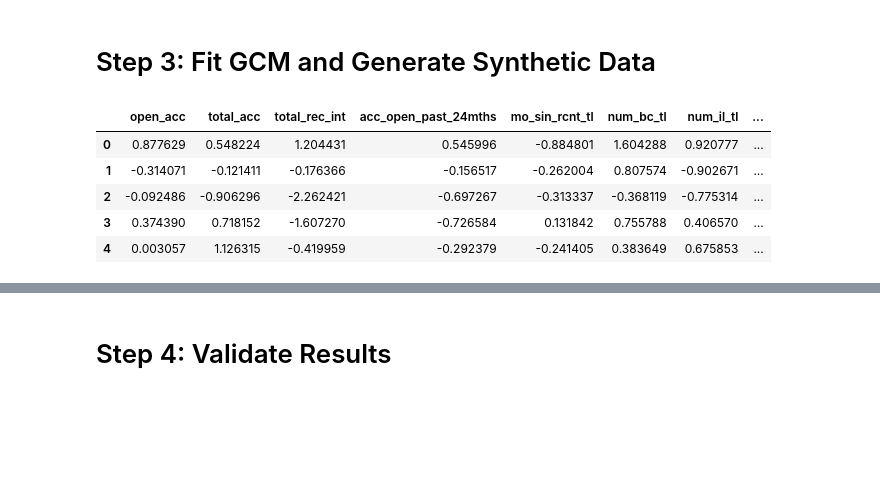
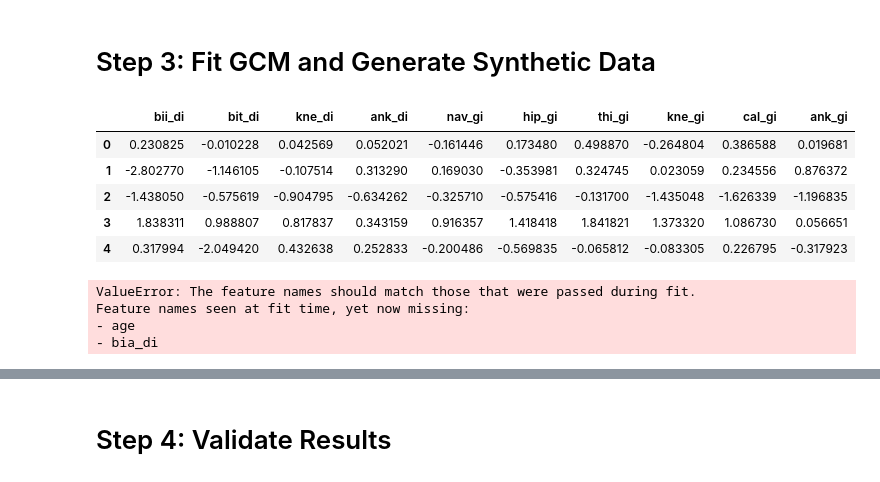
Before and after one commit to wiegerpunter/demo-mcds, a Jupyter notebook: demo_gcm.ipynb, the cells around one changed output, grey strips where cells are left out. Saved outputs shown, nothing was run; the diff lists cells and outputs as text; code cells hidden in the pictures; blank space fills up the shorter version.

```diff
--- a/demo_gcm.ipynb
+++ b/demo_gcm.ipynb
@@ -75,0 +107,3 @@ def yeo_johnson_transform(df):
+# %%
+def prep_heart(df):
+    return df
@@ -76,3 +114,20 @@ def yeo_johnson_transform(df):
+# %%
+def prep_dataset(name):
+    df = pd.read_csv(f"./data/{name}",nrows=10000)
+    numeric_df = df.select_dtypes(include="number")
+    if name == 'accepted_2007_to_2018Q4.csv':
+        df = prep_lcd(numeric_df)
+    elif name == 'heart.xls':
+        df = prep_heart(numeric_df)
+        # df_train_trans, pt = yeo_johnson_transform(df_train)
+
+    df_train_org = df.iloc[:int(0.9*len(df))]
+    df_test = df.iloc[int(0.9*len(df)):]
+    df_train, pt = yeo_johnson_transform(df_train_org)
+    df_train = keep_normal_columns(df_train, alpha=0.05)
+    print("Original number of columns:", numeric_df.shape[1])
+    print("Number of approx. normal columns:", df_train.shape[1])
+    return df_train_org, df_train, df_test, pt
 # %% [markdown]
 
 # Step 1: Load Data
@@ -130,0 +134,6 @@ Kept columns: ['open_acc', 'total_acc', 'total_rec_int', 'acc_open_past_24mths',
+# %%
+# name = 'accepted_2007_to_2018Q4.csv'
+# name = 'heart.xls'
+name = 'dataset-310405444.csv'
+
+df_train_org, df_train, df_test, pt = prep_dataset(name)
@@ -198,36 +203,40 @@ Columns: ['mo_sin_rcnt_tl', 'num_bc_tl', 'num_il_tl'], Multipole transformed: 0.
 # %%
 # 1. Initialize the GCM model and fit it to your source data
 gcm = GCM()
-gcm.fit(df_normal_trans)
+gcm.fit(df_train)
 
 # # 2. Generate synthetic samples
-synthetic_data = pd.DataFrame(gcm.sample(num_samples=50000), columns=df_normal_trans.columns)
+synthetic_data = pd.DataFrame(gcm.sample(num_samples=50000), columns=df_train.columns)
 
 # 3. Verify that the correlation structure is preserved
-corr_real = np.corrcoef(df_train, rowvar=False)
-corr_real_trans = np.corrcoef(df_normal_trans, rowvar=False)
-corr_znorm = np.corrcoef(zscore(df_normal_trans), rowvar=False)
+corr_real = np.corrcoef(df_train_org, rowvar=False)
+corr_real_trans = np.corrcoef(df_train, rowvar=False)
 corr_synth = np.corrcoef(synthetic_data, rowvar=False)
 
 synthetic_data.head()
 # %% [output]
-|  | open_acc | total_acc | total_rec_int | acc_open_past_24mths | mo_sin_rcnt_tl | num_bc_tl | num_il_tl | ... |
-| 0 | 0.877629 | 0.548224 | 1.204431 | 0.545996 | -0.884801 | 1.604288 | 0.920777 | ... |
-| 1 | -0.314071 | -0.121411 | -0.176366 | -0.156517 | -0.262004 | 0.807574 | -0.902671 | ... |
-| 2 | -0.092486 | -0.906296 | -2.262421 | -0.697267 | -0.313337 | -0.368119 | -0.775314 | ... |
-| 3 | 0.374390 | 0.718152 | -1.607270 | -0.726584 | 0.131842 | 0.755788 | 0.406570 | ... |
-| 4 | 0.003057 | 1.126315 | -0.419959 | -0.292379 | -0.241405 | 0.383649 | 0.675853 | ... |
+|  | bii_di | bit_di | kne_di | ank_di | nav_gi | hip_gi | thi_gi | kne_gi | cal_gi | ank_gi |
+| 0 | 0.230825 | -0.010228 | 0.042569 | 0.052021 | -0.161446 | 0.173480 | 0.498870 | -0.264804 | 0.386588 | 0.019681 |
+| 1 | -2.802770 | -1.146105 | -0.107514 | 0.313290 | 0.169030 | -0.353981 | 0.324745 | 0.023059 | 0.234556 | 0.876372 |
+| 2 | -1.438050 | -0.575619 | -0.904795 | -0.634262 | -0.325710 | -0.575416 | -0.131700 | -1.435048 | -1.626339 | -1.196835 |
+| 3 | 1.838311 | 0.988807 | 0.817837 | 0.343159 | 0.916357 | 1.418418 | 1.841821 | 1.373320 | 1.086730 | 0.056651 |
+| 4 | 0.317994 | -2.049420 | 0.432638 | 0.252833 | -0.200486 | -0.569835 | -0.065812 | -0.083305 | 0.226795 | -0.317923 |
 # %%
-# Compute mean and std from normally distributed original training data
-means = df_normal_trans.mean()
-stds = df_normal_trans.std()
+# # Compute mean and std from normally distributed original training data
+# means = df_train_org.mean()
+# stds = df_train_org.std()
+#
+# # Rescale synthetic data
+# synthetic_rescaled = synthetic_data * stds + means
+#
+# # Keep as DataFrame with same columns
+# synthetic_rescaled = pd.DataFrame(synthetic_rescaled, columns=df_train_org.columns)
+# corr_synth_rescaled = np.corrcoef(synthetic_rescaled, rowvar=False)
 
-# Rescale synthetic data
-synthetic_rescaled = synthetic_data * stds + means
-
-# Keep as DataFrame with same columns
-synthetic_rescaled = pd.DataFrame(synthetic_rescaled, columns=df_normal_trans.columns)
-corr_synth_rescaled = np.corrcoef(synthetic_rescaled, rowvar=False)
-
-synth_inv_trans = pd.DataFrame(pt.inverse_transform(synthetic_rescaled), columns =  df_normal_trans.columns)
+synth_inv_trans = pd.DataFrame(pt.inverse_transform(synthetic_data), columns =  df_train.columns)
 corr_synth_inv_trans = np.corrcoef(synth_inv_trans, rowvar=False)
+# %% [output]
+ValueError: The feature names should match those that were passed during fit.
+Feature names seen at fit time, yet now missing:
+- age
+- bia_di
```
Also changed, not shown: parts of 20 cells of this notebook.
